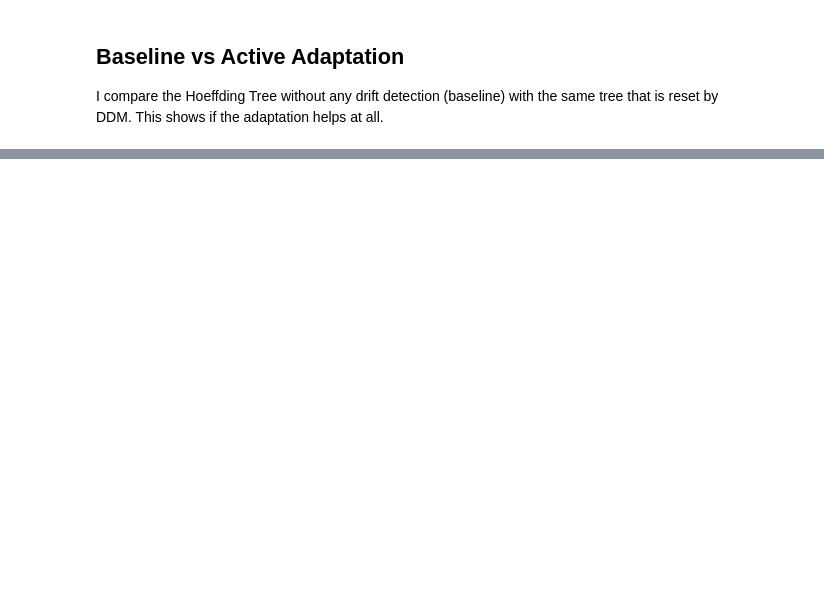
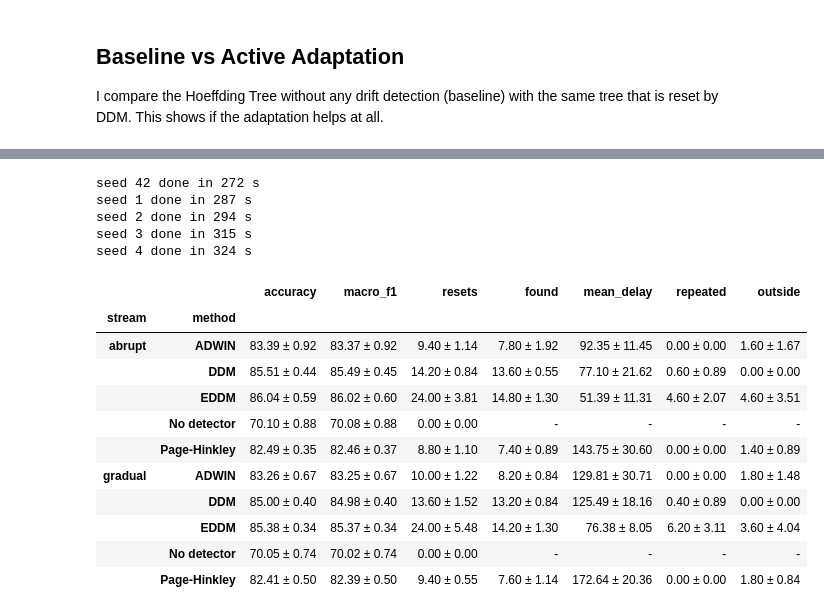
Before and after one commit to Yan-Pasichnyi/Concept-Drift-Analysis-in-Text-Data, a Jupyter notebook: notebooks/03_baseline_and_detection_quality.ipynb, the cells around one changed output, grey strips where cells are left out. Cells and saved outputs as stored; diff of their text form; code cells hidden in the pictures; blank space fills up the shorter version.

Commit message:
Add multi-seed evaluation and baselines, fix detection quality matching, update docs

```diff
--- a/notebooks/03_baseline_and_detection_quality.ipynb
+++ b/notebooks/03_baseline_and_detection_quality.ipynb
@@ -105,0 +120,63 @@ Page-Hinkley | Resets: 9 | Found: 8/16 | Mean delay: 143.6 | Repeated: 0 | Outsi
+# %%
+SEEDS = [42, 1, 2, 3, 4]  # for a first test use [42, 1] to measure the time
+
+rows = []
+for seed in SEEDS:
+    t0 = time.time()
+    for mode in ['abrupt', 'gradual']:
+        # baseline without detector
+        r = evaluate_stream(mode=mode, detector=None, seed=seed)
+        rows.append({
+            'seed': seed, 'stream': mode, 'method': 'No detector',
+            'accuracy': r['accuracy'], 'macro_f1': r['macro_f1'], 'resets': 0,
+            'found': np.nan, 'mean_delay': np.nan, 'repeated': np.nan, 'outside': np.nan,
+        })
+        # fresh detector instances for every run
+        for name, detector in get_detectors().items():
+            r = evaluate_stream(mode=mode, detector=detector, seed=seed)
+            q = evaluate_detection_quality(r['drifts'])
+            rows.append({
+                'seed': seed, 'stream': mode, 'method': name,
+                'accuracy': r['accuracy'], 'macro_f1': r['macro_f1'], 'resets': q['resets'],
+                'found': q['found'], 'mean_delay': q['mean_delay'],
+                'repeated': q['repeated'], 'outside': q['outside'],
+            })
+    print(f"seed {seed} done in {time.time() - t0:.0f} s")
+
+df = pd.DataFrame(rows)
+df.to_csv('../multi_seed_results.csv', index=False)
+
+
+def pm(s):
+    return f"{s.mean():.2f} ± {s.std():.2f}"
+
+
+table = df.groupby(['stream', 'method']).agg(
+    accuracy=('accuracy', pm),
+    macro_f1=('macro_f1', pm),
+    resets=('resets', pm),
+    found=('found', pm),
+    mean_delay=('mean_delay', pm),
+    repeated=('repeated', pm),
+    outside=('outside', pm),
+).replace('nan ± nan', '-')
+
+table
+# %% [output]
+seed 42 done in 272 s
+seed 1 done in 287 s
+seed 2 done in 294 s
+seed 3 done in 315 s
+seed 4 done in 324 s
+|  |  | accuracy | macro_f1 | resets | found | mean_delay | repeated | outside |
+| stream | method |  |  |  |  |  |  |  |
+| abrupt | ADWIN | 83.39 ± 0.92 | 83.37 ± 0.92 | 9.40 ± 1.14 | 7.80 ± 1.92 | 92.35 ± 11.45 | 0.00 ± 0.00 | 1.60 ± 1.67 |
+|  | DDM | 85.51 ± 0.44 | 85.49 ± 0.45 | 14.20 ± 0.84 | 13.60 ± 0.55 | 77.10 ± 21.62 | 0.60 ± 0.89 | 0.00 ± 0.00 |
+|  | EDDM | 86.04 ± 0.59 | 86.02 ± 0.60 | 24.00 ± 3.81 | 14.80 ± 1.30 | 51.39 ± 11.31 | 4.60 ± 2.07 | 4.60 ± 3.51 |
+|  | No detector | 70.10 ± 0.88 | 70.08 ± 0.88 | 0.00 ± 0.00 | - | - | - | - |
+|  | Page-Hinkley | 82.49 ± 0.35 | 82.46 ± 0.37 | 8.80 ± 1.10 | 7.40 ± 0.89 | 143.75 ± 30.60 | 0.00 ± 0.00 | 1.40 ± 0.89 |
+| gradual | ADWIN | 83.26 ± 0.67 | 83.25 ± 0.67 | 10.00 ± 1.22 | 8.20 ± 0.84 | 129.81 ± 30.71 | 0.00 ± 0.00 | 1.80 ± 1.48 |
+|  | DDM | 85.00 ± 0.40 | 84.98 ± 0.40 | 13.60 ± 1.52 | 13.20 ± 0.84 | 125.49 ± 18.16 | 0.40 ± 0.89 | 0.00 ± 0.00 |
+|  | EDDM | 85.38 ± 0.34 | 85.37 ± 0.34 | 24.00 ± 5.48 | 14.20 ± 1.30 | 76.38 ± 8.05 | 6.20 ± 3.11 | 3.60 ± 4.04 |
+|  | No detector | 70.05 ± 0.74 | 70.02 ± 0.74 | 0.00 ± 0.00 | - | - | - | - |
+|  | Page-Hinkley | 82.41 ± 0.50 | 82.39 ± 0.50 | 9.40 ± 0.55 | 7.60 ± 1.14 | 172.64 ± 20.36 | 0.00 ± 0.00 | 1.80 ± 0.84 |
```
Also changed, not shown: parts of 9 cells of this notebook, 11 other files.
